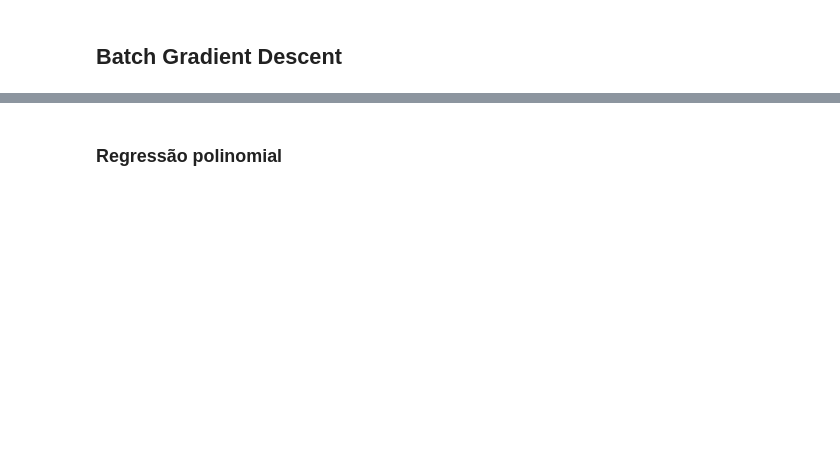
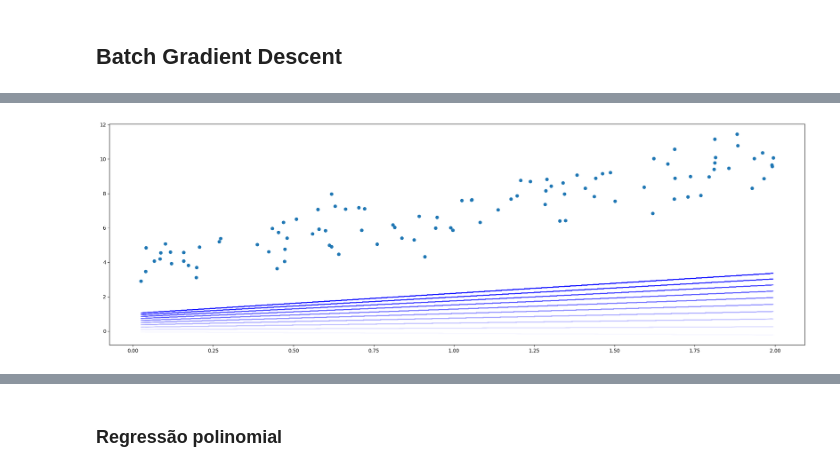
Before and after one commit to AnaMarcacini/Asimov_Academy, a Jupyter notebook: Data Science e Machine Learning/Como os Modelos de Machine Learining Aprendem/treinando-modelos.ipynb, the cells around one changed output, grey strips where cells are left out. Cells and saved outputs as stored; diff of their text form; code cells hidden in the pictures; blank space fills up the shorter version.

```diff
--- a/Data Science e Machine Learning/Como os Modelos de Machine Learining Aprendem/treinando-modelos.ipynb
+++ b/Data Science e Machine Learning/Como os Modelos de Machine Learining Aprendem/treinando-modelos.ipynb
@@ -140,0 +153,17 @@ ax.set_title("Eta: {}".format(eta))
+# %%
+eta = 0.01  # learning rate taxa de velocidade que é implementado
+n_iterations = 10
+m = 100
+theta = np.random.randn(2,1)  # random initialization
+theta
+fig, ax = plt.subplots(figsize=(25,8))
+plt.scatter(x,y)
+
+for iteration in range(n_iterations):
+    gradients = 2/m * x_b.T.dot(x_b.dot(theta) - y)
+    theta = theta - eta * gradients
+    y_hat = theta[0] + x * theta[1]
+    # ax.plot(x, y_hat, alpha=0.3 + iteration / n_iterations) ## dá erro
+    ax.plot(x, y_hat, alpha=((0.3 + iteration) / n_iterations), color= "blue") ## funciona
+# %% [output]
+[figure, added]
```
Also changed, not shown: parts of 30 cells of this notebook, 1 other file.
